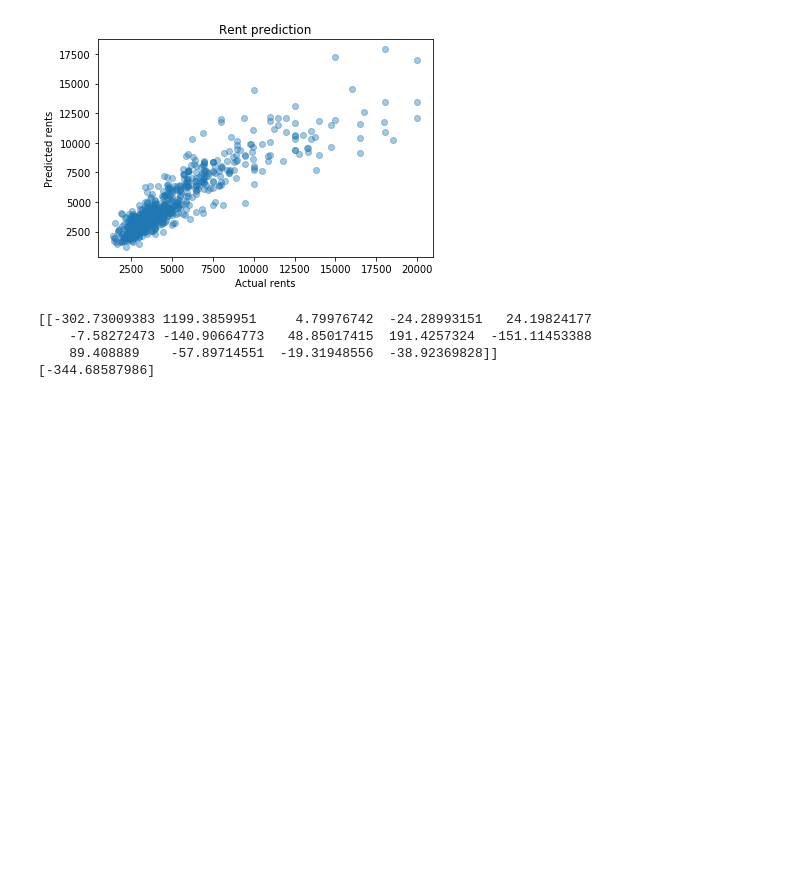
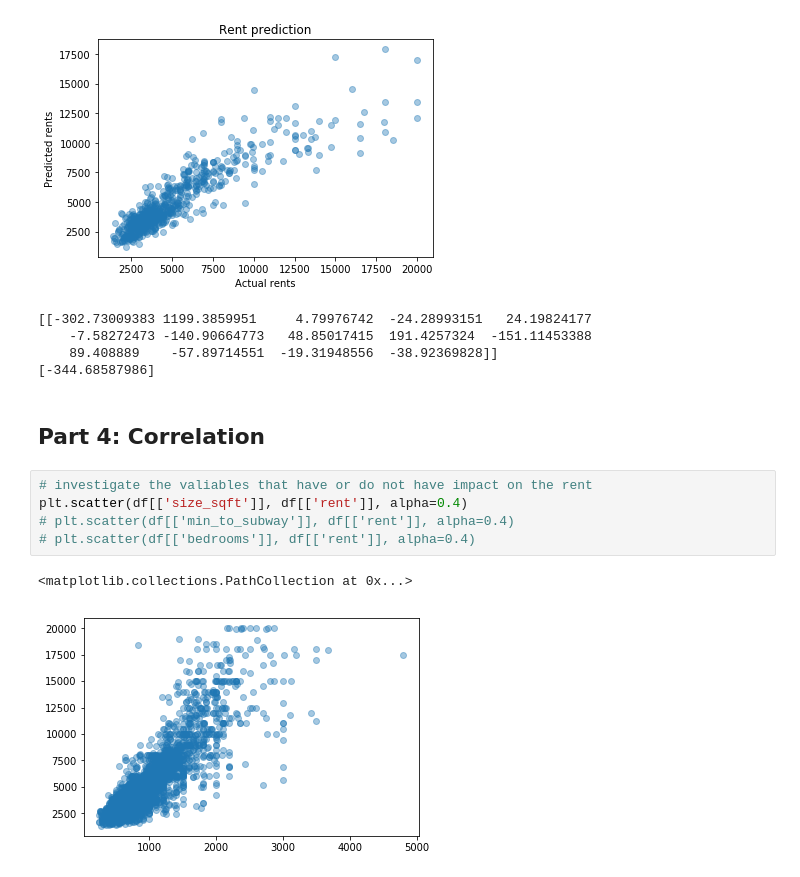
Before and after one commit to amirap/Machine-Learning, a Jupyter notebook: Micro project in Python- Multiple Linear Regression Function- Steerteasy.ipynb, the cells around one changed output. Drawn from its saved outputs; the diff is of its cells as text; blank space fills up the shorter version.

Commit message:
Correlation

```diff
--- a/Micro project in Python- Multiple Linear Regression Function- Steerteasy.ipynb
+++ b/Micro project in Python- Multiple Linear Regression Function- Steerteasy.ipynb
@@ -93,3 +93,13 @@ print(mlr.intercept_)
     -7.58272473 -140.90664773   48.85017415  191.4257324  -151.11453388
     89.408889    -57.89714551  -19.31948556  -38.92369828]]
 [-344.68587986]
+# %% [markdown]
+## Part 4: Correlation
+# %%
+# investigate the valiables that have or do not have impact on the rent
+plt.scatter(df[['size_sqft']], df[['rent']], alpha=0.4)
+# plt.scatter(df[['min_to_subway']], df[['rent']], alpha=0.4)
+# plt.scatter(df[['bedrooms']], df[['rent']], alpha=0.4)
+# %% [output]
+<matplotlib.collections.PathCollection at 0x...>
+[figure, added]
```
